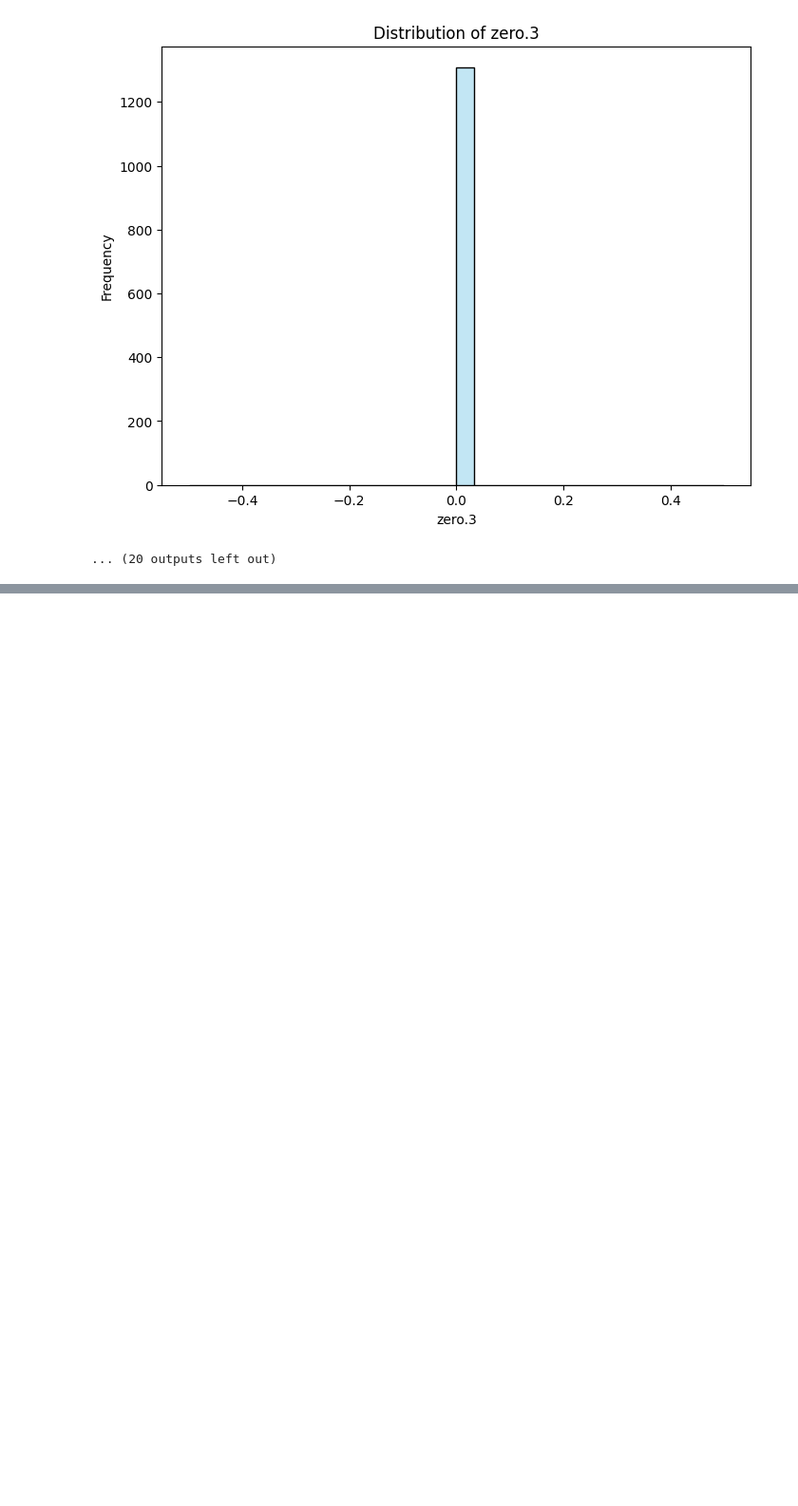
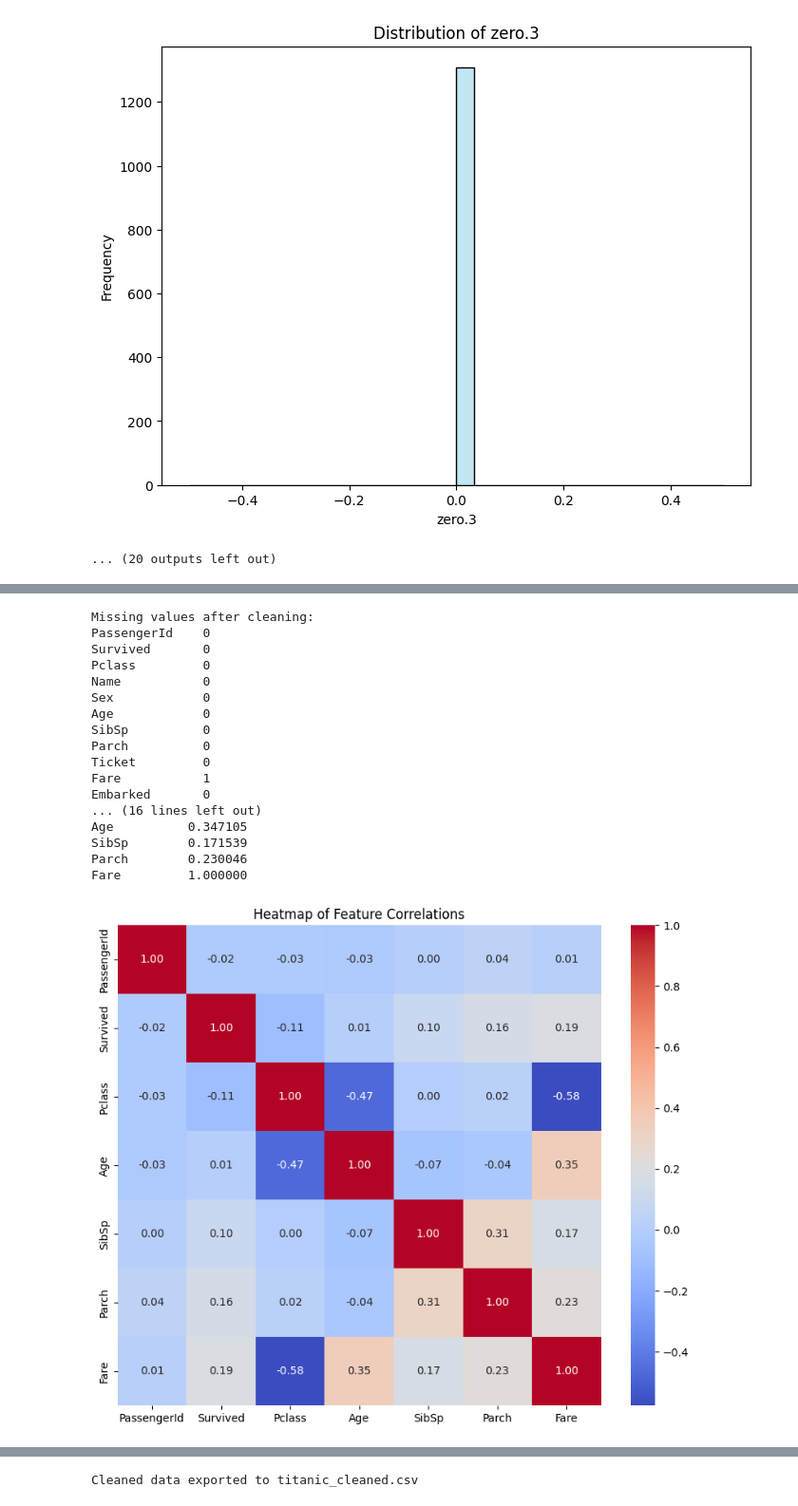
Before and after one commit to nayanbhute/Machine-Learning, a Jupyter notebook: Bonus2.ipynb, the cells around one changed output, grey strips where cells are left out. Shown at 95% size. Cells and saved outputs as stored; diff of their text form; code cells hidden in the pictures; blank space fills up the shorter version.

```diff
--- a/Bonus2.ipynb
+++ b/Bonus2.ipynb
@@ -291,3 +292,14 @@ zero.18           NaN      NaN      NaN       NaN      NaN      NaN       NaN
 [figure]
 [figure]
 ... (20 outputs left out)
+# %%
+import pandas as pd
+import seaborn as sns
+import matplotlib.pyplot as plt
+
+
+data = pd.read_csv('tested.csv')
+
+
+print("Initial data preview:")
+print(data.head())
@@ -293,0 +324,64 @@ zero.18           NaN      NaN      NaN       NaN      NaN      NaN       NaN
+# %%
+if 'Age' in data.columns:
+    data['Age'] = data['Age'].fillna(data['Age'].median())
+
+if 'Embarked' in data.columns:
+    data['Embarked'] = data['Embarked'].fillna(data['Embarked'].mode()[0])
+
+
+correlation_matrix = data.select_dtypes(include=['float64', 'int64']).corr()
+if 'Age' in data.columns:
+    data['Age'] = data['Age'].fillna(data['Age'].median())
+
+if 'Embarked' in data.columns:
+    data['Embarked'] = data['Embarked'].fillna(data['Embarked'].mode()[0])
+
+if 'Cabin' in data.columns:
+    data = data.drop(columns=['Cabin'])
+
+print("\nMissing values after cleaning:")
+print(data.isnull().sum())
+
+numerical_data = data.select_dtypes(include=['float64', 'int64'])
+correlation_matrix = numerical_data.corr()
+
+print("\nCorrelation matrix:")
+print(correlation_matrix)
+
+plt.figure(figsize=(10, 8))
+sns.heatmap(correlation_matrix, annot=True, cmap="coolwarm", fmt=".2f")
+plt.title("Heatmap of Feature Correlations")
+plt.savefig("correlation_heatmap.png")
+plt.show()
+
+for column in numerical_data.columns:
+    plt.figure(figsize=(8, 6))
+    sns.histplot(numerical_data[column].dropna(), kde=True, bins=30, color="skyblue")
+    plt.title(f"Distribution of {column}")
+    plt.xlabel(column)
+    plt.ylabel("Frequency")
+    plt.savefig(f"distribution_{column}.png")
+    plt.show()
+
+cleaned_filename = "titanic_cleaned.csv"
+data.to_csv(cleaned_filename, index=False)
+print(f"\nCleaned data exported to {cleaned_filename}")
+# %% [output]
+Missing values after cleaning:
+PassengerId    0
+Survived       0
+Pclass         0
+Name           0
+Sex            0
+Age            0
+SibSp          0
+Parch          0
+Ticket         0
+Fare           1
+Embarked       0
+... (16 lines left out)
+Age          0.347105
+SibSp        0.171539
+Parch        0.230046
+Fare         1.000000
+[figure, added]
@@ -293,0 +395 @@ zero.18           NaN      NaN      NaN       NaN      NaN      NaN       NaN
+Cleaned data exported to titanic_cleaned.csv
```
Also changed, not shown: parts of 3 cells of this notebook.
